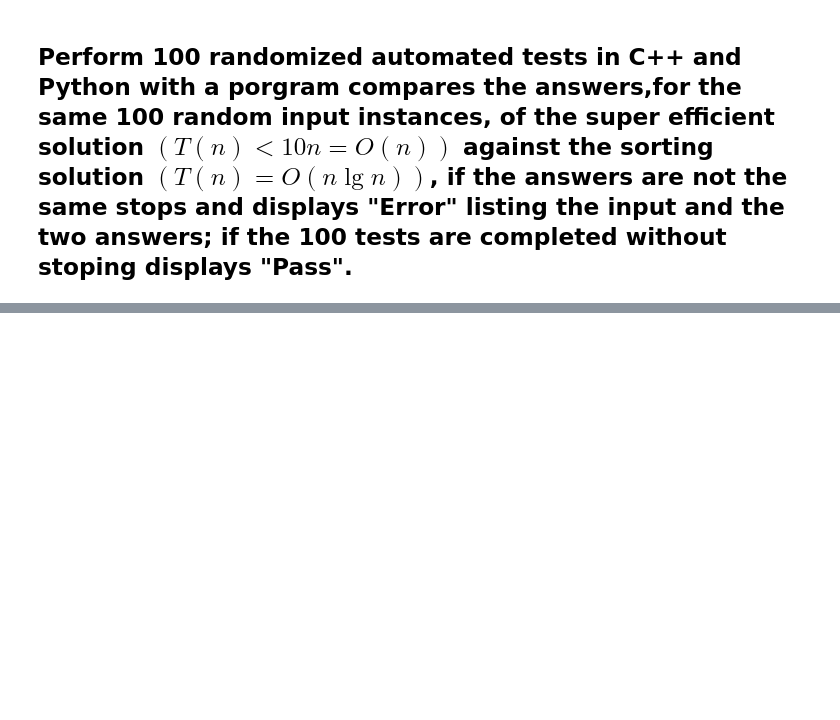
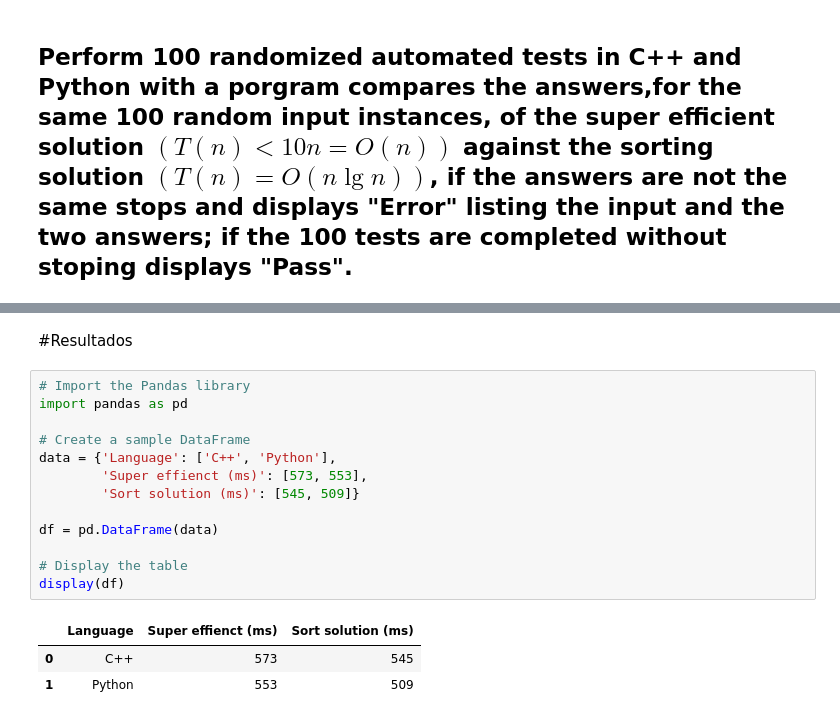
Before and after one commit to breynerciro/AlgorithmsUN2024I, a Jupyter notebook: Lab 4/bciro_Lab4.ipynb, the cells around one changed output, grey strips where cells are left out. Saved outputs shown, nothing was run; the diff lists cells and outputs as text; blank space fills up the shorter version.

```diff
--- a/Lab 4/bciro_Lab4.ipynb
+++ b/Lab 4/bciro_Lab4.ipynb
@@ -905,0 +2853,19 @@ Calculate estimated time by instruction and number of instructions by second
+# %% [markdown]
+#Resultados
+# %%
+# Import the Pandas library
+import pandas as pd
+
+# Create a sample DataFrame
+data = {'Language': ['C++', 'Python'],
+        'Super effienct (ms)': [573, 553],
+        'Sort solution (ms)': [545, 509]}
+
+df = pd.DataFrame(data)
+
+# Display the table
+display(df)
+# %% [output]
+|  | Language | Super effienct (ms) | Sort solution (ms) |
+| 0 | C++ | 573 | 545 |
+| 1 | Python | 553 | 509 |
```
Also changed, not shown: parts of 173 cells of this notebook.
